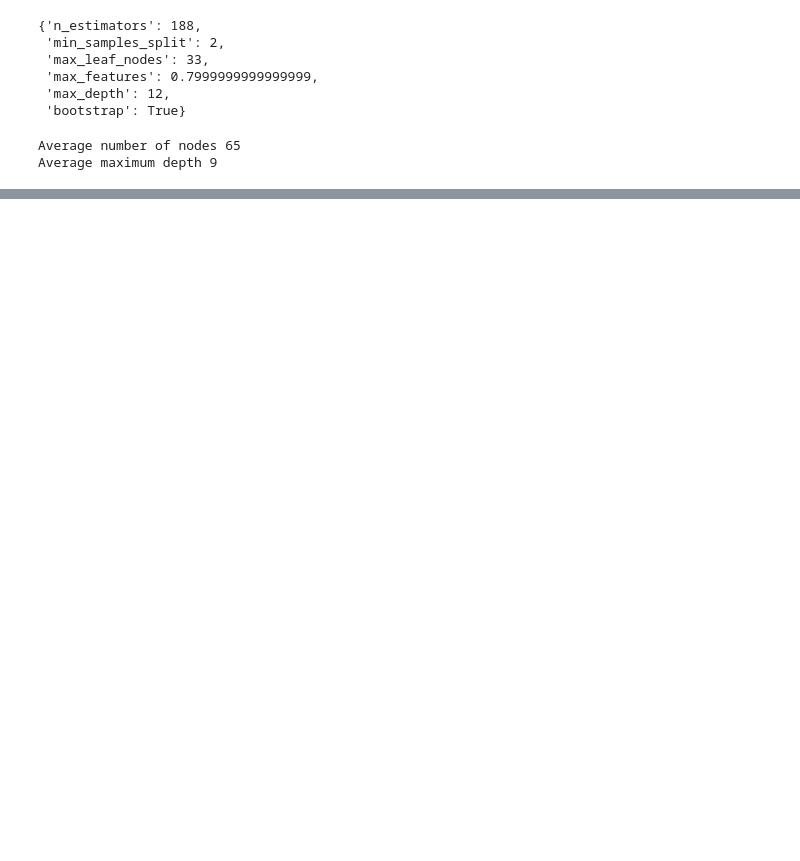
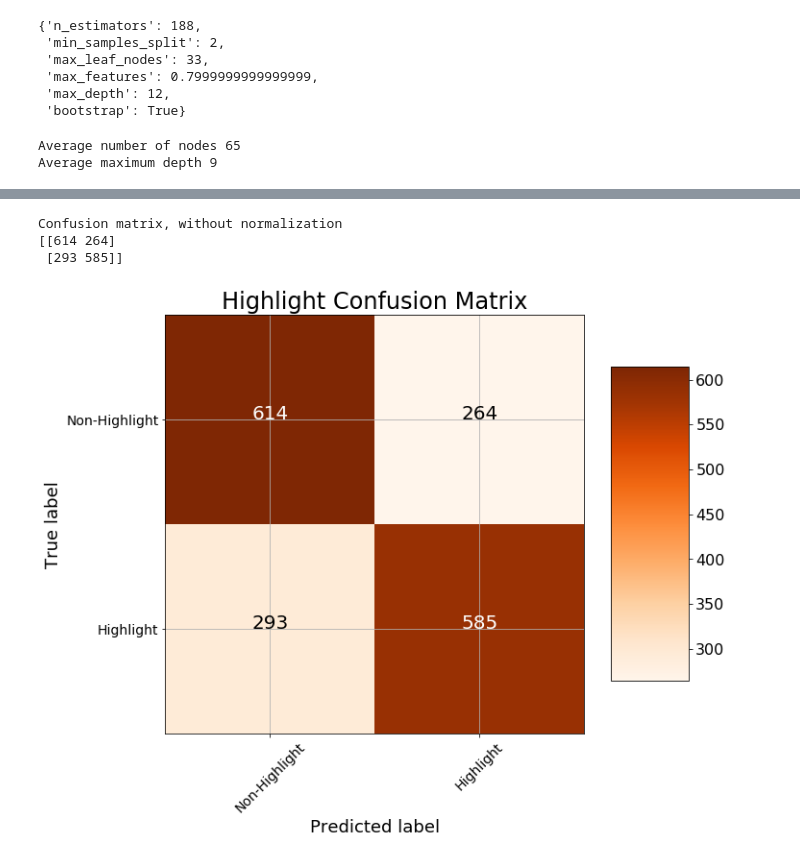
Before and after one commit to mattlianje/climactic, a Jupyter notebook: highlight-model/Random Forest.ipynb, the cells around one changed output, grey strips where cells are left out. Cells and saved outputs as stored; diff of their text form; code cells hidden in the pictures; blank space fills up the shorter version.

```diff
--- a/highlight-model/Random Forest.ipynb
+++ b/highlight-model/Random Forest.ipynb
@@ -315,0 +332,10 @@ Roc Baseline: 0.5 Test: 0.76 Train: 0.79
+# %%
+# Output Confusion Matrix given function above
+cm = confusion_matrix(y_test, predictions)
+plot_confusion_matrix(cm, classes = ['Non-Highlight', 'Highlight'],
+                      title = 'Highlight Confusion Matrix')
+# %% [output]
+Confusion matrix, without normalization
+[[614 264]
+ [293 585]]
+[figure, added]
```
Also changed, not shown: parts of 11 cells of this notebook.
